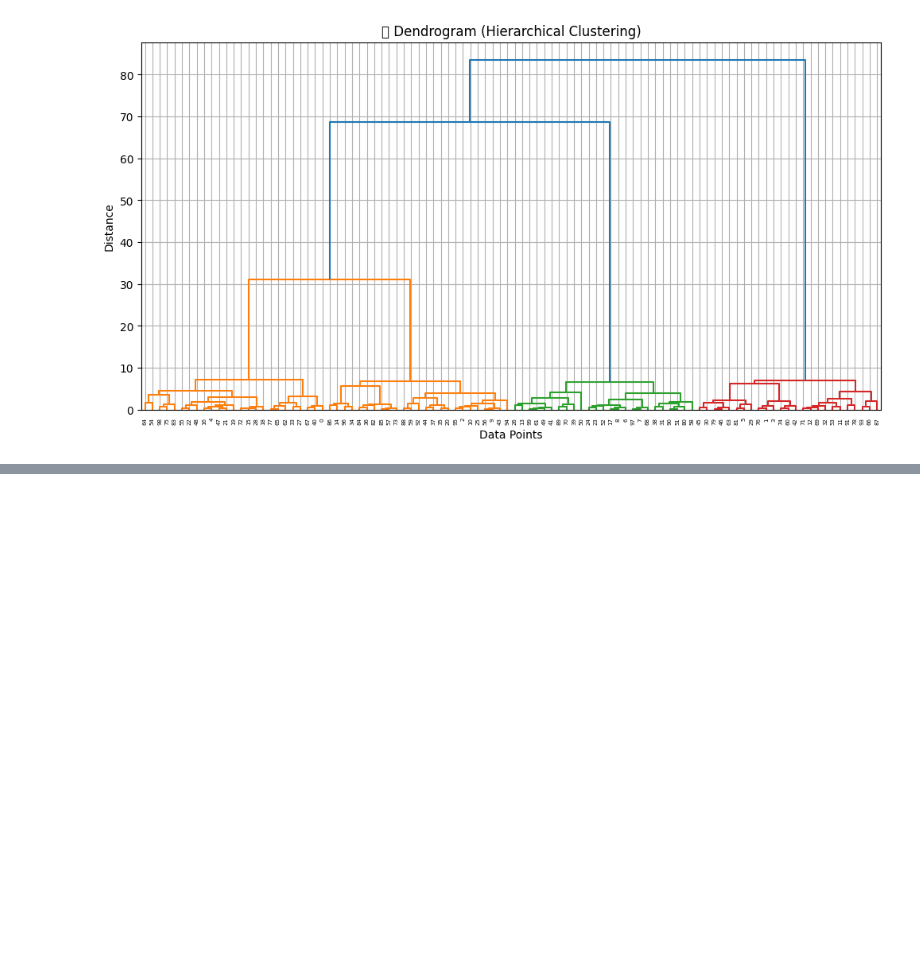
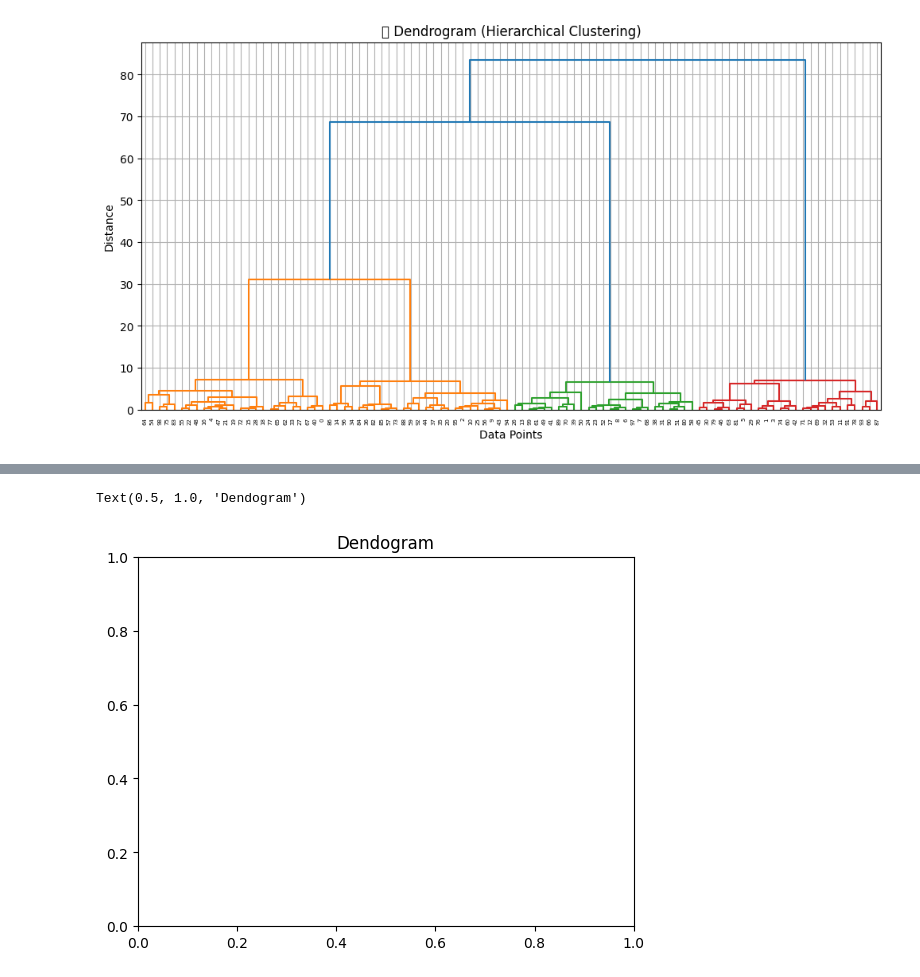
Before and after one commit to Rohitfoujdar/PDF-AI-ML, a Jupyter notebook: Start_to_learn/Ml learn/Unsupervise ML/Clustering/Hierarchial.ipynb, the cells around one changed output, grey strips where cells are left out. Saved outputs shown, nothing was run; the diff lists cells and outputs as text; code cells hidden in the pictures; blank space fills up the shorter version.

```diff
--- a/Start_to_learn/Ml learn/Unsupervise ML/Clustering/Hierarchial.ipynb
+++ b/Start_to_learn/Ml learn/Unsupervise ML/Clustering/Hierarchial.ipynb
@@ -38,0 +72,6 @@ NameError: name 'model' is not defined
+# %%
+plt.Figure(figsize=(20,7))
+plt.title("Dendogram")
+# %% [output]
+Text(0.5, 1.0, 'Dendogram')
+[figure, added]
```
Also changed, not shown: parts of 17 cells of this notebook, 12 other files.
